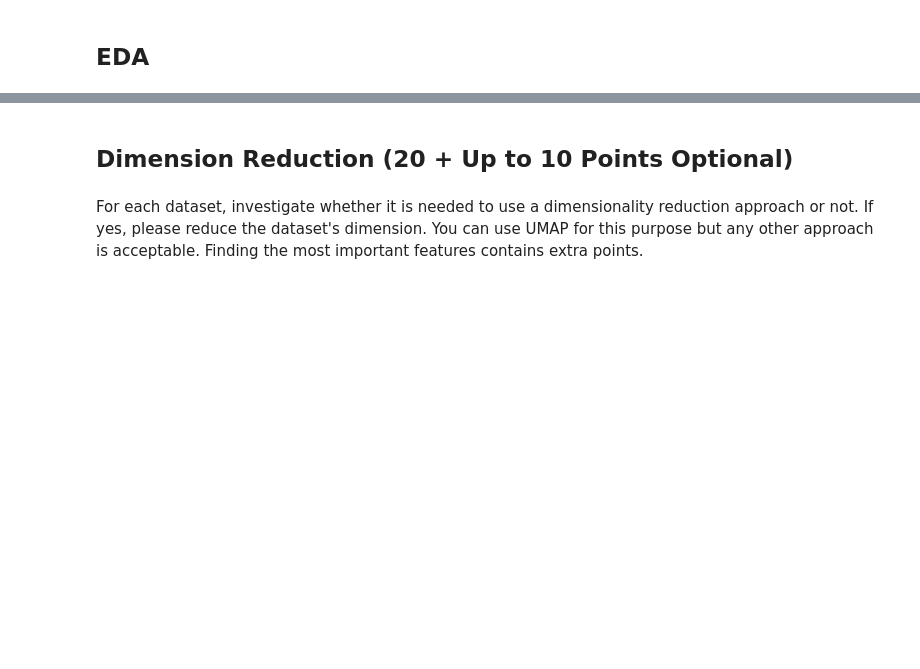
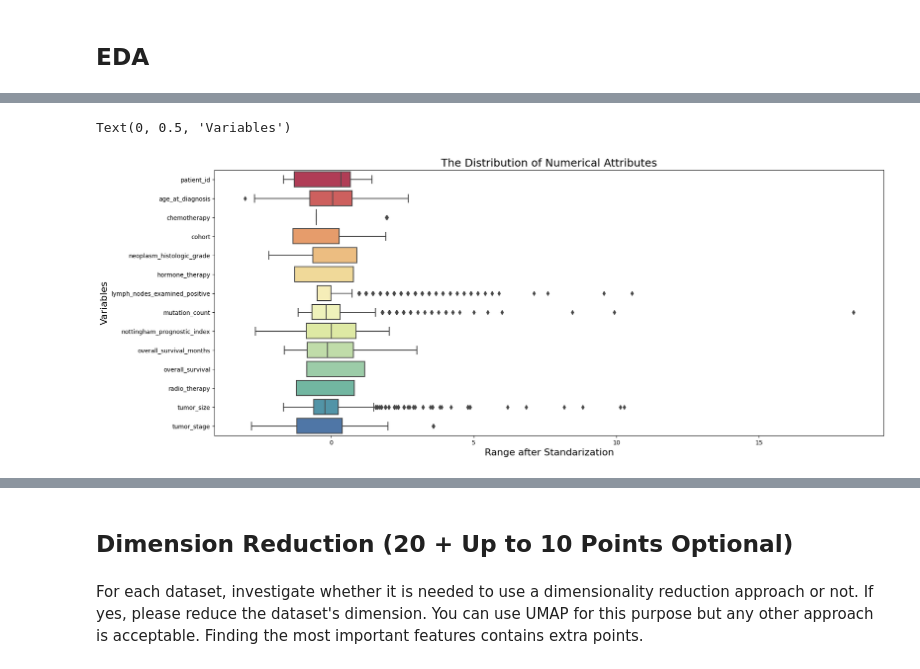
Before and after one commit to mohammadtaghi005/Breast-Cancer-Prediction, a Jupyter notebook: ML_Project.ipynb, the cells around one changed output, grey strips where cells are left out. Drawn from its saved outputs; the diff is of its cells as text; code cells hidden in the pictures; blank space fills up the shorter version.

```diff
--- a/ML_Project.ipynb
+++ b/ML_Project.ipynb
@@ -53,0 +151,25 @@ For each dataset, you must perform a sufficient EDA.
+# %%
+# return numerical dataframe
+def numerical_df(df):
+    # drop non numerical columns
+    num_df = df[df.select_dtypes(include=np.number).columns.tolist()]
+
+    return num_df
+
+# function that takes a dataframe and transforms it into a standard form after dropping non numirical columns
+
+
+def numerical_standardizer(df):
+    # drop non numerical columns
+    num_df = numerical_df(df)
+    # making standard scalar:removing mean and scale to variance 1
+    standard_scalar = StandardScaler()
+    # apply
+    std = standard_scalar.fit_transform(num_df)
+    # making new  dataframe
+    standard_df = pd.DataFrame(std, index=num_df.index, columns=num_df.columns)
+    return standard_df
+
+
+std_clinical_data = numerical_standardizer(clinical_data)
+std_clinical_data.head()
@@ -53,0 +183,12 @@ For each dataset, you must perform a sufficient EDA.
+# %%
+# Plot the boxplots of numerical variables
+ax, fig = plt.subplots(1, 1, figsize=(20, 8))
+plt.title('The Distribution of Numerical Attributes', fontsize=18)
+
+sns.boxplot(y="variable", x="value", data=pd.melt(
+    numerical_standardizer(clinical_data)), palette='Spectral')
+plt.xlabel('Range after Standarization', size=16)
+plt.ylabel('Variables', size=16)
+# %% [output]
+Text(0, 0.5, 'Variables')
+[figure, added]
```
Also changed, not shown: parts of 17 cells of this notebook, 1 other file.
